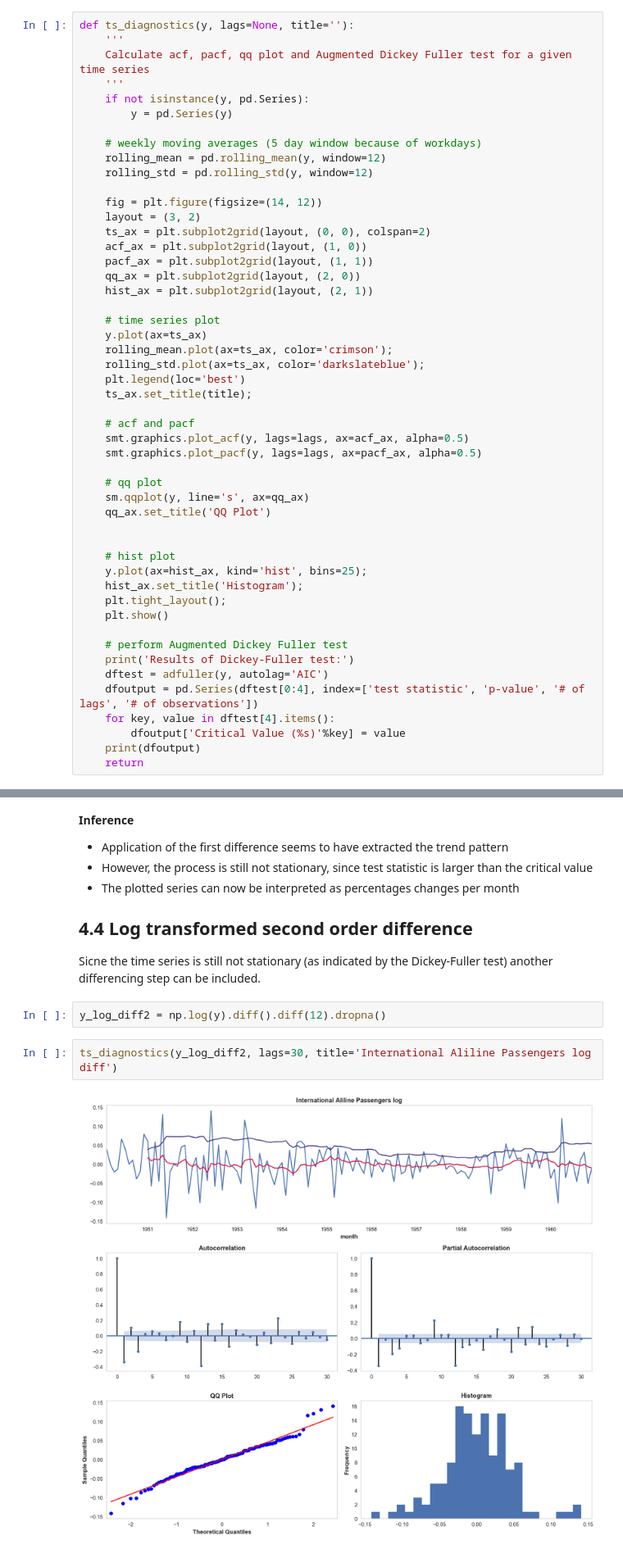
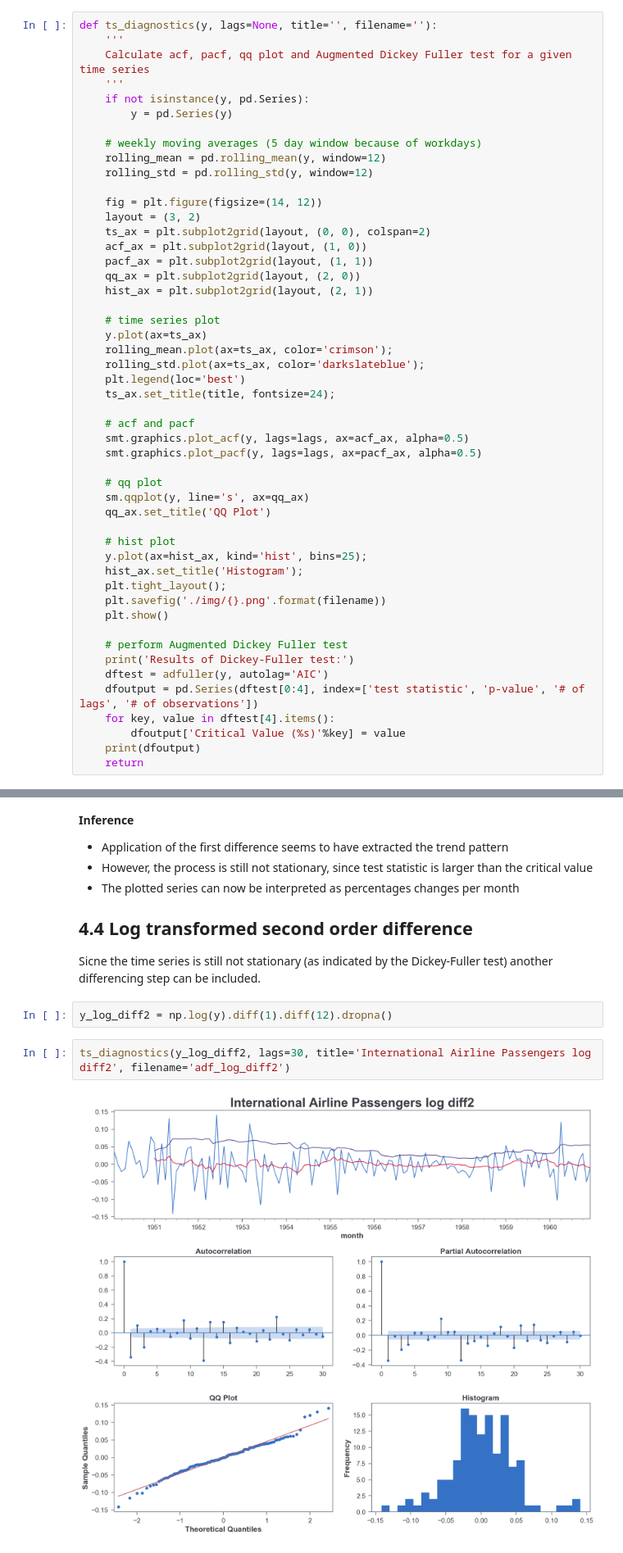
Before and after one commit to dacatay/time-series-analysis, a Jupyter notebook: 04_Stationarity.ipynb, the cells around one changed output, grey strips where cells are left out. Shown at 82% size. Cells and saved outputs as stored; diff of their text form.

```diff
--- a/04_Stationarity.ipynb
+++ b/04_Stationarity.ipynb
@@ -127,5 +145,5 @@ For this section, the function <code>ts_diagnostics</code> is introduced to moni
 # %%
-def ts_diagnostics(y, lags=None, title=''):
+def ts_diagnostics(y, lags=None, title='', filename=''):
     '''
     Calculate acf, pacf, qq plot and Augmented Dickey Fuller test for a given time series
     '''
@@ -149,7 +167,7 @@ def ts_diagnostics(y, lags=None, title=''):
     rolling_mean.plot(ax=ts_ax, color='crimson');
     rolling_std.plot(ax=ts_ax, color='darkslateblue');
     plt.legend(loc='best')
-    ts_ax.set_title(title);
+    ts_ax.set_title(title, fontsize=24);
 
     # acf and pacf
     smt.graphics.plot_acf(y, lags=lags, ax=acf_ax, alpha=0.5)
@@ -159,11 +177,11 @@ def ts_diagnostics(y, lags=None, title=''):
     sm.qqplot(y, line='s', ax=qq_ax)
     qq_ax.set_title('QQ Plot')
 
-
     # hist plot
     y.plot(ax=hist_ax, kind='hist', bins=25);
     hist_ax.set_title('Histogram');
     plt.tight_layout();
+    plt.savefig('./img/{}.png'.format(filename))
     plt.show()
 
     # perform Augmented Dickey Fuller test
@@ -290,11 +302,11 @@ dtype: float64
 
 Sicne the time series is still not stationary (as indicated by the Dickey-Fuller test) another differencing step can be included.
 # %%
-y_log_diff2 = np.log(y).diff().diff(12).dropna()
+y_log_diff2 = np.log(y).diff(1).diff(12).dropna()
 # %%
-ts_diagnostics(y_log_diff2, lags=30, title='International Aliline Passengers log diff')
+ts_diagnostics(y_log_diff2, lags=30, title='International Airline Passengers log diff2', filename='adf_log_diff2')
 # %% [output]
-[figure, old version]
+[figure, new version]
 Results of Dickey-Fuller test:
 test statistic          -4.44332
 p-value                  0.00025
```
Also changed, not shown: parts of 11 cells of this notebook, 1 other file.
